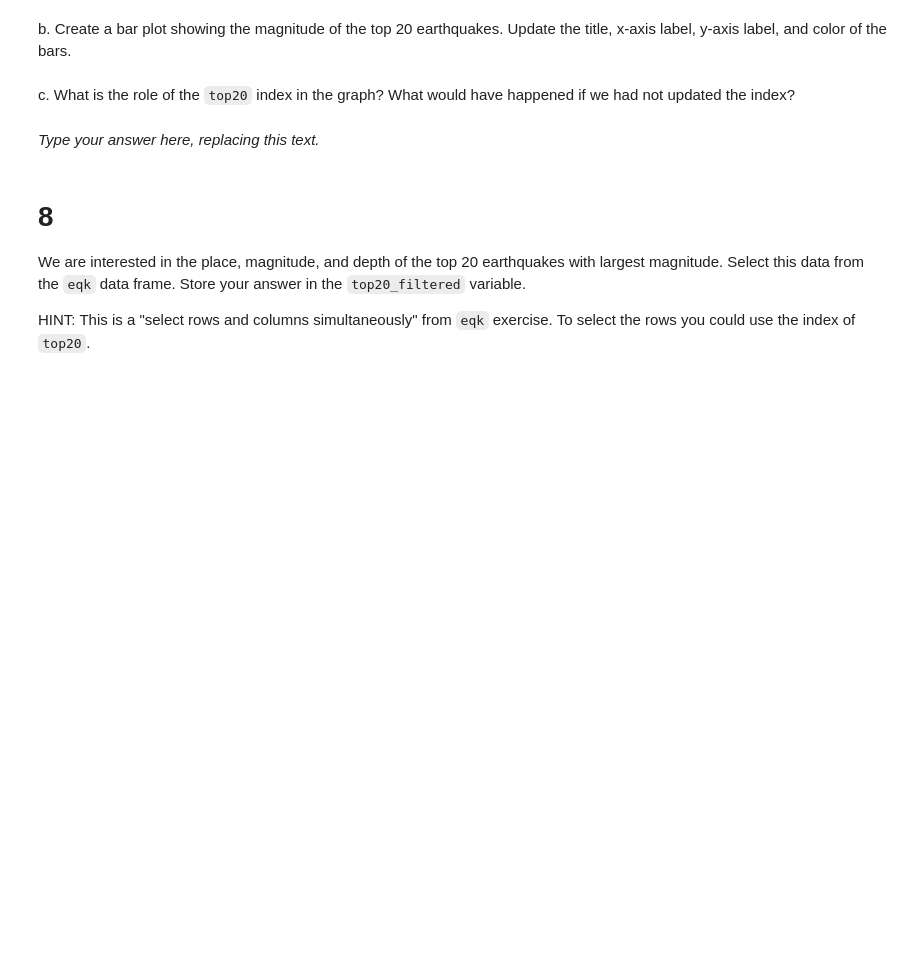
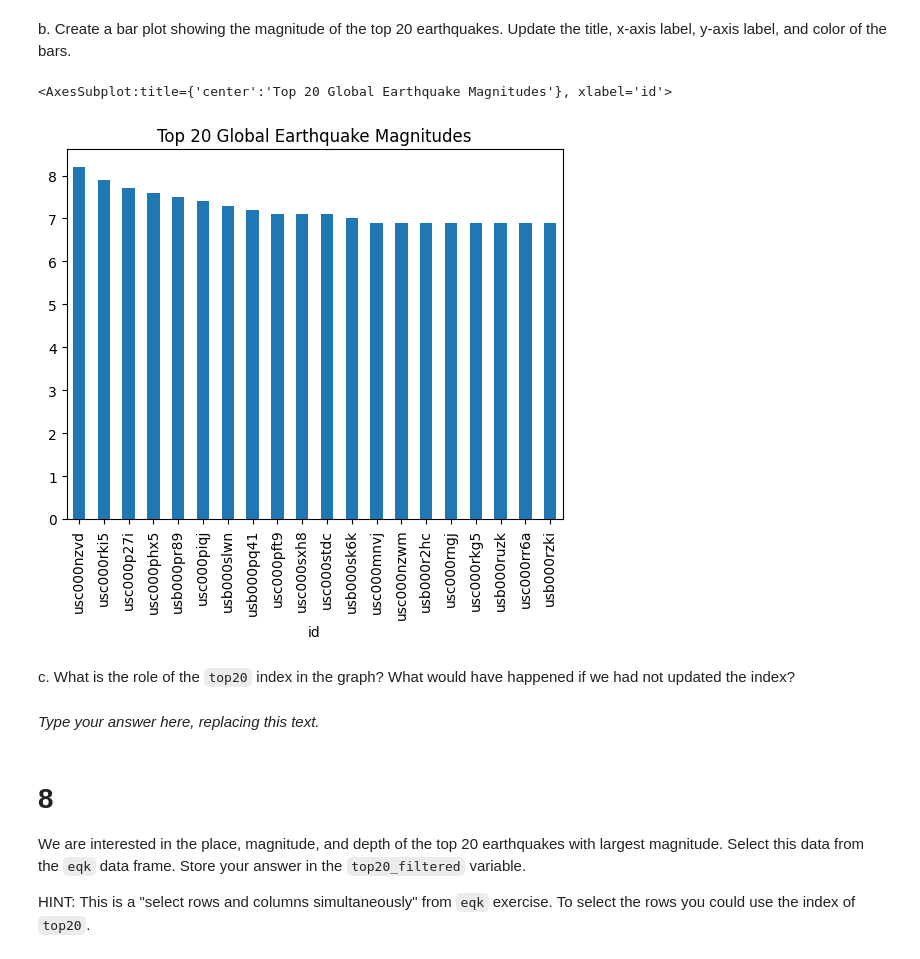
Before and after one commit to jordancsibley/eds220-hwk1, a Jupyter notebook: hwk1-task3-earthquakes.ipynb, the cells around one changed output. Drawn from its saved outputs; the diff is of its cells as text; code cells hidden in the pictures; blank space fills up the shorter version.

```diff
--- a/hwk1-task3-earthquakes.ipynb
+++ b/hwk1-task3-earthquakes.ipynb
@@ -124,6 +210,12 @@ top20
 <!-- BEGIN QUESTION -->
 
 b. Create a bar plot showing the magnitude of the top 20 earthquakes. Update the title, x-axis label, y-axis label, and color of the bars.
+# %%
+top20.plot(kind='bar',
+          title='Top 20 Global Earthquake Magnitudes')
+# %% [output]
+<AxesSubplot:title={'center':'Top 20 Global Earthquake Magnitudes'}, xlabel='id'>
+[figure, added]
 # %% [markdown]
 <!-- END QUESTION -->
 
```
Also changed, not shown: parts of 23 cells of this notebook, 1 other file.
